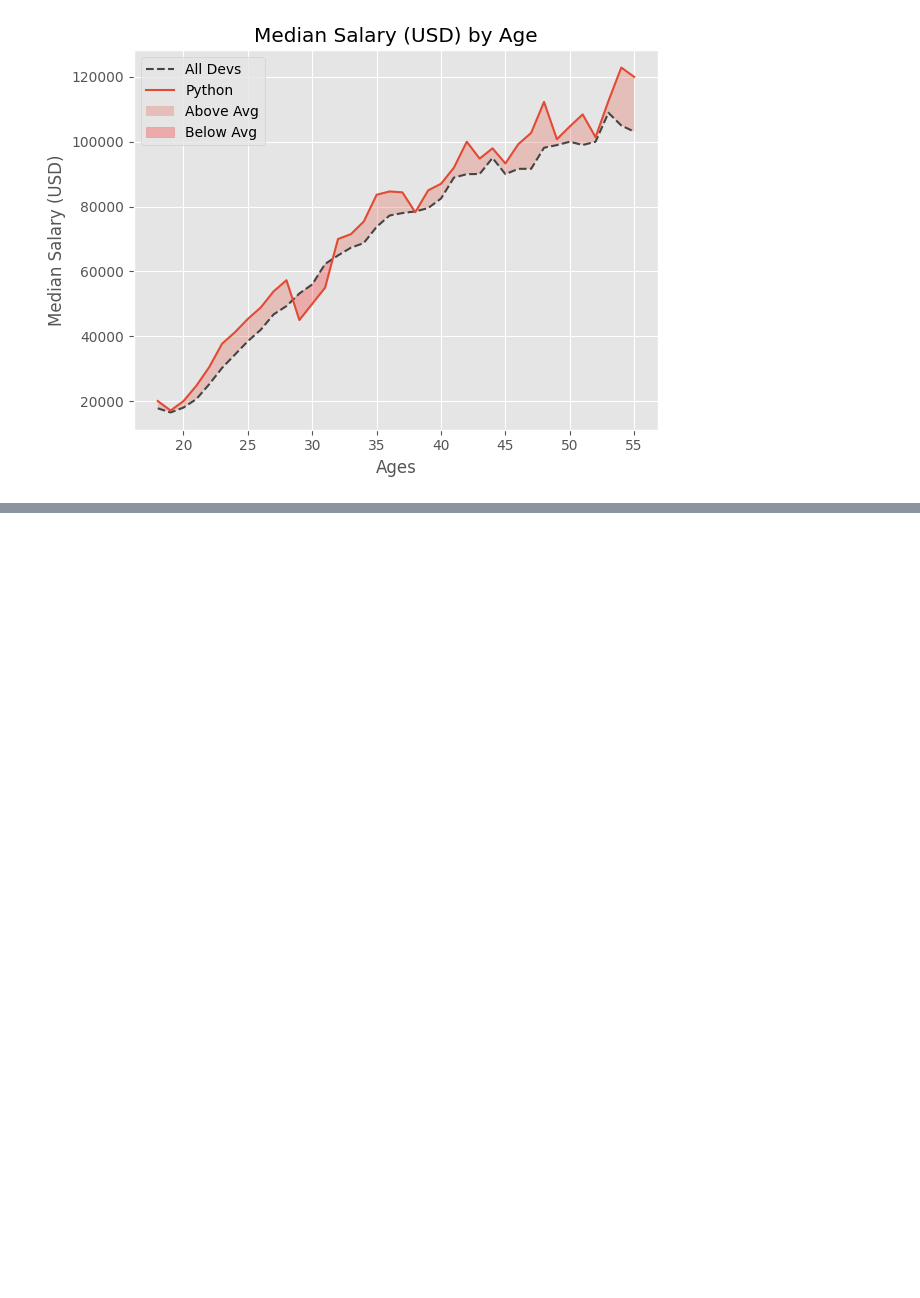
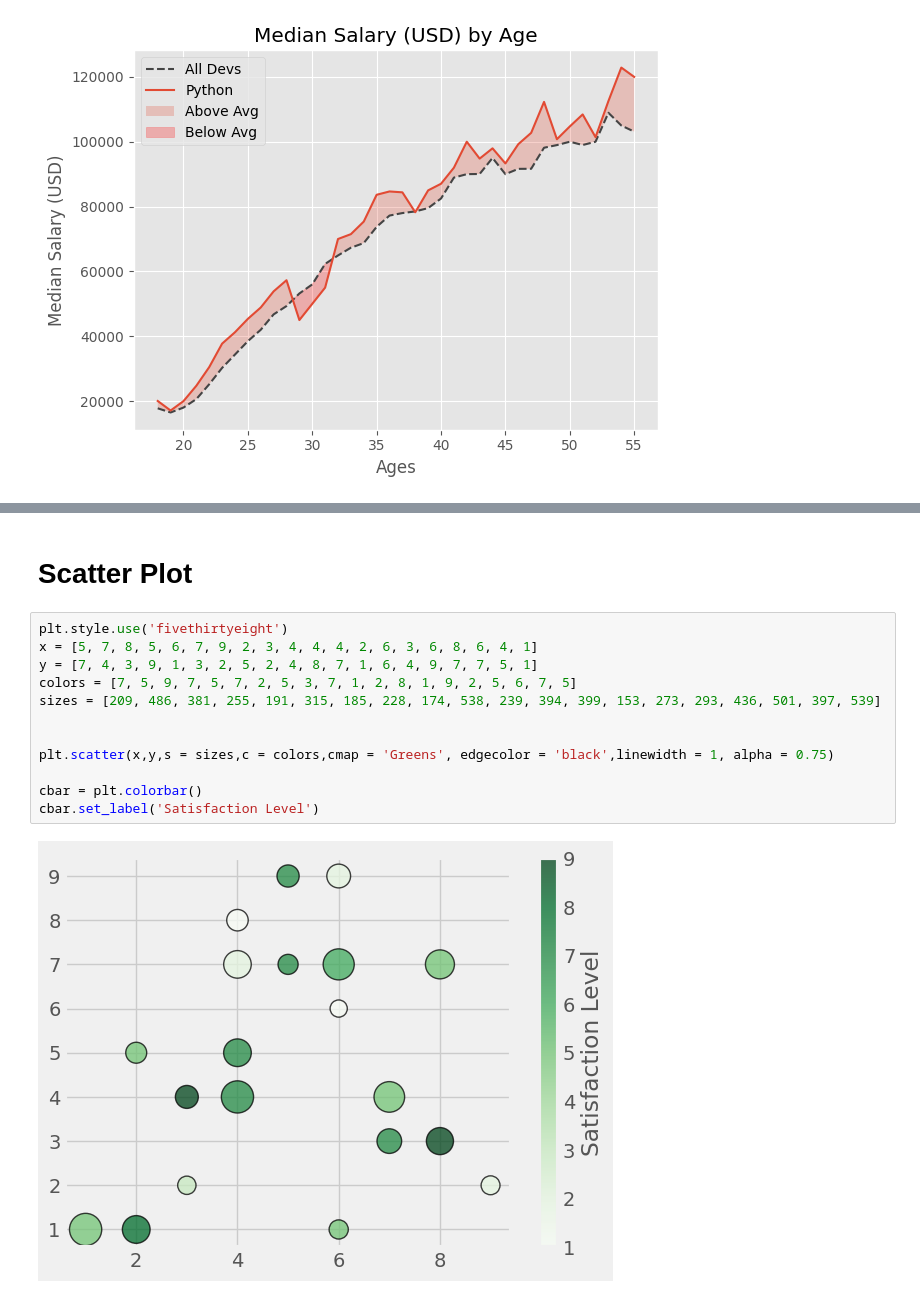
Before and after one commit to my-growth-diary/Corey-Schafer-Matplotlib-YT-Course, a Jupyter notebook: Practice Script - MatPlotLib.ipynb, the cells around one changed output, grey strips where cells are left out. Drawn from its saved outputs; the diff is of its cells as text; blank space fills up the shorter version.

```diff
--- a/Practice Script - MatPlotLib.ipynb
+++ b/Practice Script - MatPlotLib.ipynb
@@ -251,0 +295,16 @@ plt.show()
+# %% [markdown]
+# Scatter Plot
+# %%
+plt.style.use('fivethirtyeight')
+x = [5, 7, 8, 5, 6, 7, 9, 2, 3, 4, 4, 4, 2, 6, 3, 6, 8, 6, 4, 1]
+y = [7, 4, 3, 9, 1, 3, 2, 5, 2, 4, 8, 7, 1, 6, 4, 9, 7, 7, 5, 1]
+colors = [7, 5, 9, 7, 5, 7, 2, 5, 3, 7, 1, 2, 8, 1, 9, 2, 5, 6, 7, 5]
+sizes = [209, 486, 381, 255, 191, 315, 185, 228, 174, 538, 239, 394, 399, 153, 273, 293, 436, 501, 397, 539]
+
+
+plt.scatter(x,y,s = sizes,c = colors,cmap = 'Greens', edgecolor = 'black',linewidth = 1, alpha = 0.75)
+
+cbar = plt.colorbar()
+cbar.set_label('Satisfaction Level')
+# %% [output]
+[figure, added]
```
Also changed, not shown: parts of 17 cells of this notebook, 3 other files.
